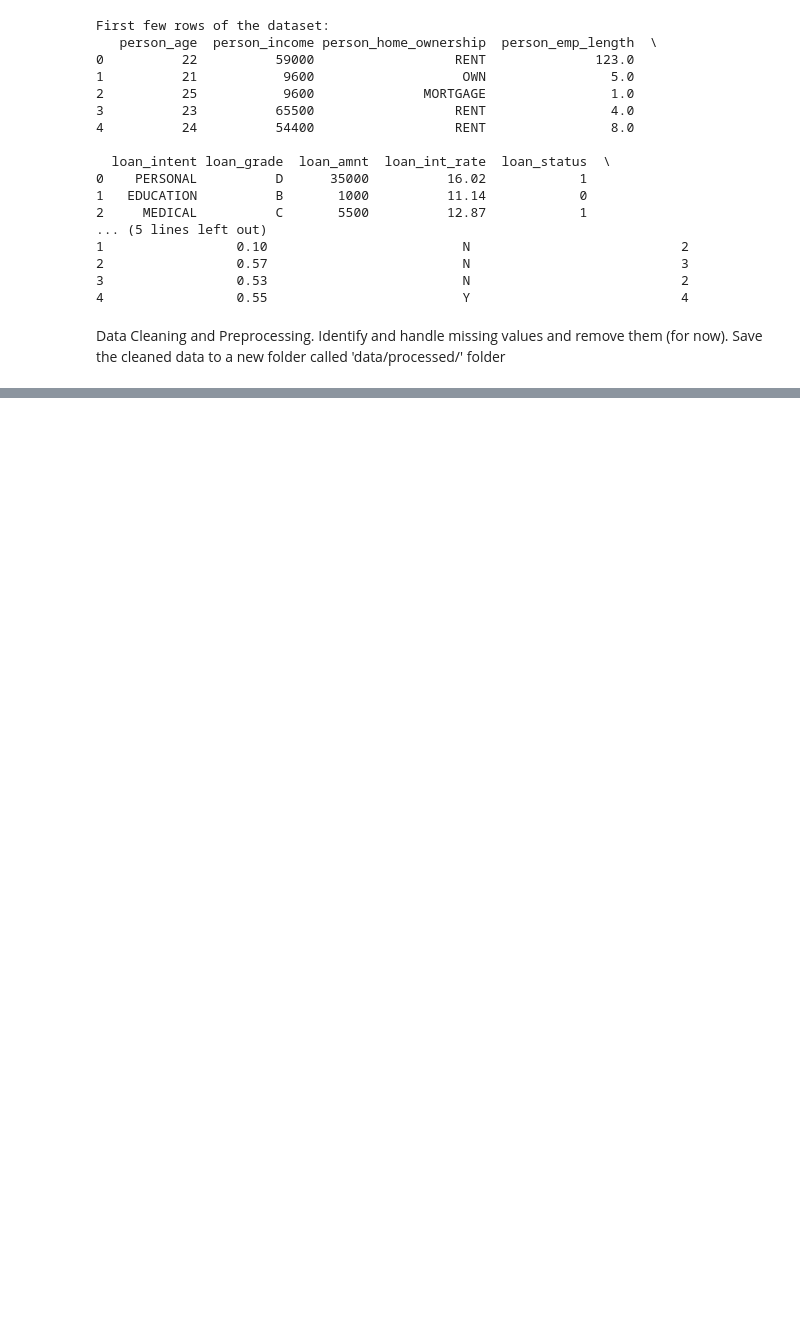
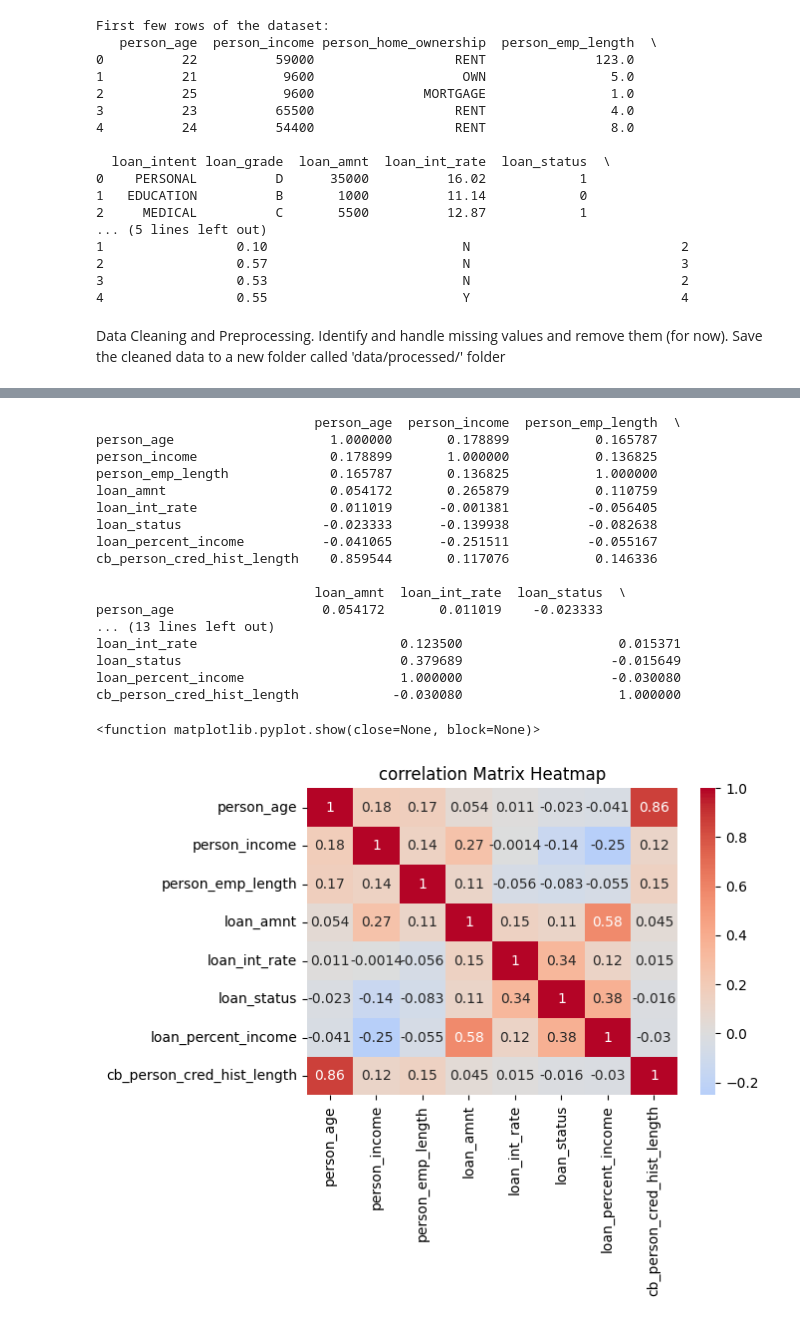
Before and after one commit to Greegs26/credit-risk-assessment, a Jupyter notebook: Exploratory-Data-Analysis.ipynb, the cells around one changed output, grey strips where cells are left out. Saved outputs shown, nothing was run; the diff lists cells and outputs as text; code cells hidden in the pictures; blank space fills up the shorter version.

```diff
--- a/Exploratory-Data-Analysis.ipynb
+++ b/Exploratory-Data-Analysis.ipynb
@@ -41,0 +131,33 @@ import matplotlib_pyplot as plt
+# %%
+# correlation matrix
+data_numerical = data[numerical_features]
+correlation_matrix = data_numerical.corr()
+
+# display the correlation matrix
+print(correlation_matrix)
+
+# visualize the correlation matrix with a heatmap
+plt.figure(figsize=(6, 4))
+sns.heatmap(correlation_matrix, annot=True, cmap='coolwarm', center=0)
+plt.title('correlation Matrix Heatmap')
+plt.show
+# %% [output]
+                            person_age  person_income  person_emp_length  \
+person_age                    1.000000       0.178899           0.165787
+person_income                 0.178899       1.000000           0.136825
+person_emp_length             0.165787       0.136825           1.000000
+loan_amnt                     0.054172       0.265879           0.110759
+loan_int_rate                 0.011019      -0.001381          -0.056405
+loan_status                  -0.023333      -0.139938          -0.082638
+loan_percent_income          -0.041065      -0.251511          -0.055167
+cb_person_cred_hist_length    0.859544       0.117076           0.146336
+
+                            loan_amnt  loan_int_rate  loan_status  \
+person_age                   0.054172       0.011019    -0.023333
+... (13 lines left out)
+loan_int_rate                          0.123500                    0.015371
+loan_status                            0.379689                   -0.015649
+loan_percent_income                    1.000000                   -0.030080
+cb_person_cred_hist_length            -0.030080                    1.000000
+<function matplotlib.pyplot.show(close=None, block=None)>
+[figure, added]
```
Also changed, not shown: parts of 7 cells of this notebook.
